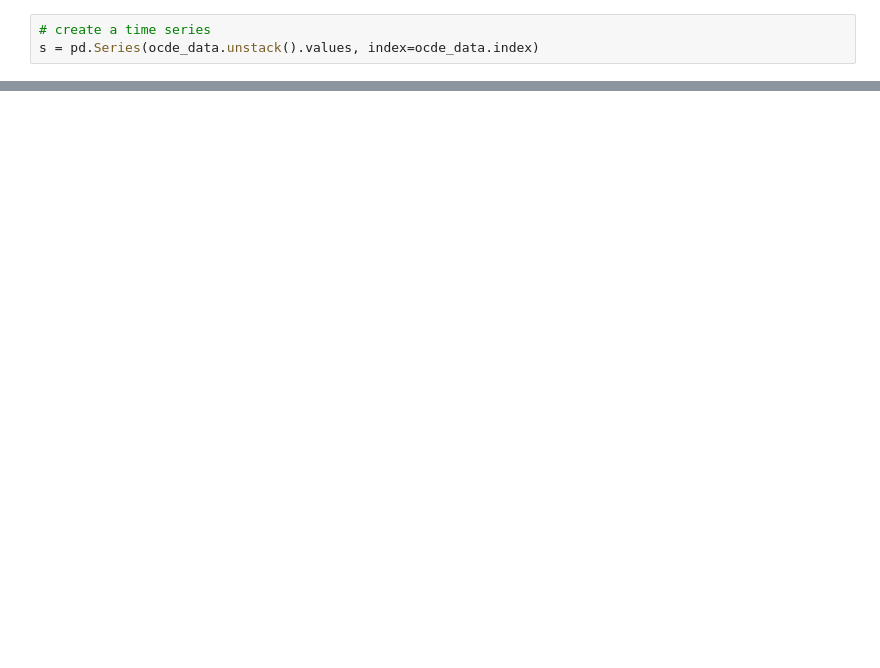
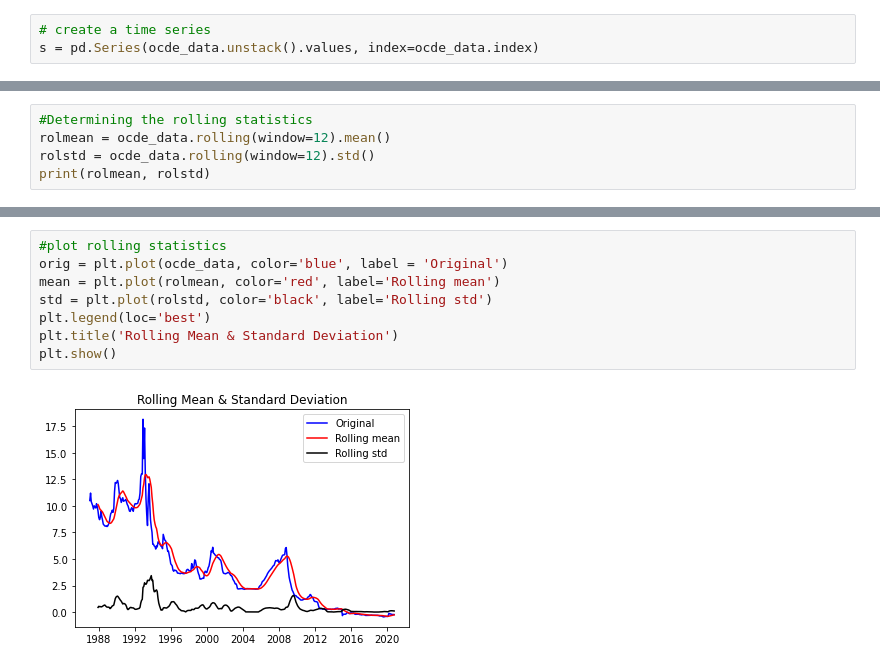
Before and after one commit to charlottekennedy/MALIS, a Jupyter notebook: time_series.ipynb, the cells around one changed output, grey strips where cells are left out. Saved outputs shown, nothing was run; the diff lists cells and outputs as text; blank space fills up the shorter version.

```diff
--- a/time_series.ipynb
+++ b/time_series.ipynb
@@ -299,0 +37,5 @@ predictions = model_fit.predict(start=len(train), end=len(train)+len(test)-1, dy
+# %%
+#Determining the rolling statistics
+rolmean = ocde_data.rolling(window=12).mean()
+rolstd = ocde_data.rolling(window=12).std()
+print(rolmean, rolstd)
@@ -299,0 +60,10 @@ predictions = model_fit.predict(start=len(train), end=len(train)+len(test)-1, dy
+# %%
+#plot rolling statistics
+orig = plt.plot(ocde_data, color='blue', label = 'Original')
+mean = plt.plot(rolmean, color='red', label='Rolling mean')
+std = plt.plot(rolstd, color='black', label='Rolling std')
+plt.legend(loc='best')
+plt.title('Rolling Mean & Standard Deviation')
+plt.show()
+# %% [output]
+[figure, added]
```
Also changed, not shown: parts of 50 cells of this notebook, 1 other file.
